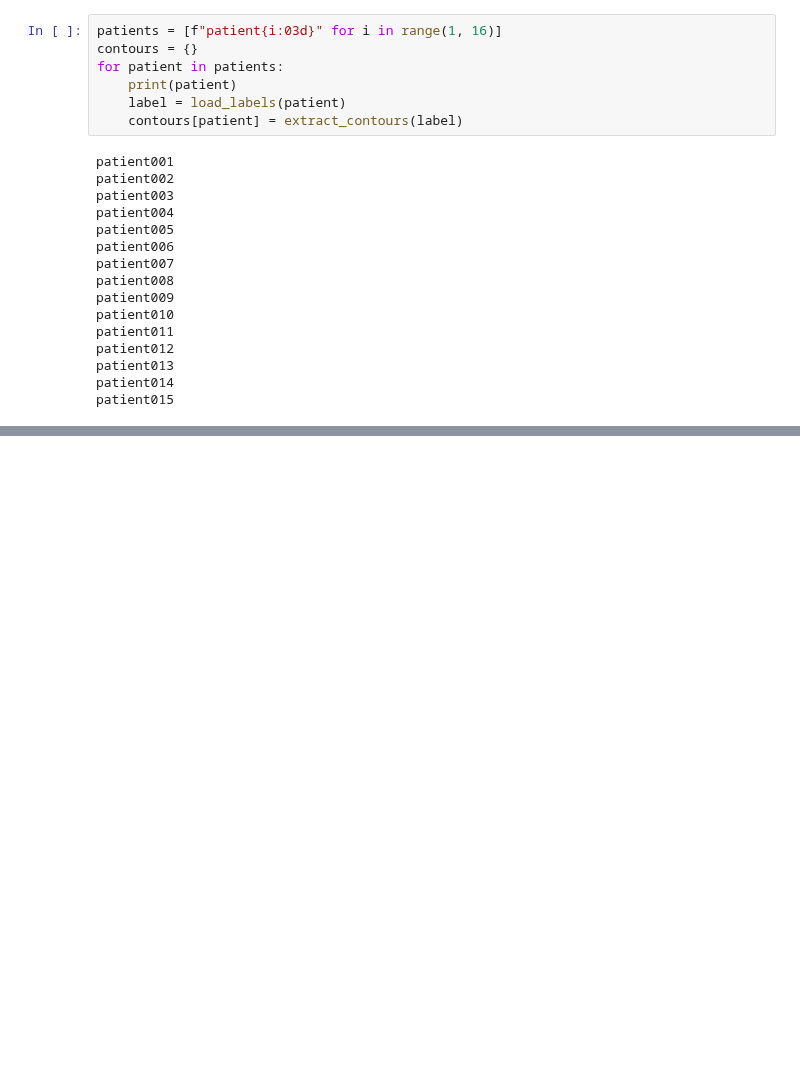
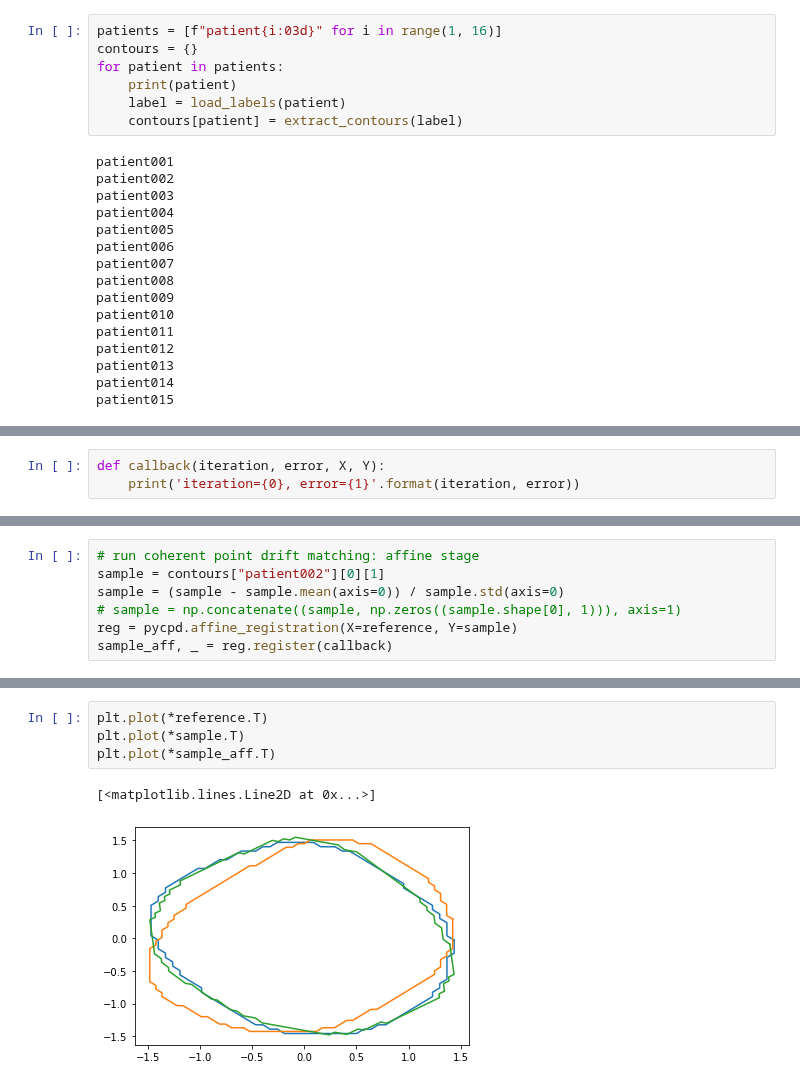
Before and after one commit to MATHplus-Young-Academy/P2-Cardiac-Motion, a Jupyter notebook: boundary_extraction/LoadVizAnnotations.ipynb, the cells around one changed output, grey strips where cells are left out. Saved outputs shown, nothing was run; the diff lists cells and outputs as text; blank space fills up the shorter version.

Commit message:
Draft registration

```diff
--- a/boundary_extraction/LoadVizAnnotations.ipynb
+++ b/boundary_extraction/LoadVizAnnotations.ipynb
@@ -154,0 +160,3 @@ joblib.dump(
+# %%
+def callback(iteration, error, X, Y):
+	print('iteration={0}, error={1}'.format(iteration, error))
@@ -154,0 +173,7 @@ joblib.dump(
+# %%
+# run coherent point drift matching: affine stage
+sample = contours["patient002"][0][1]
+sample = (sample - sample.mean(axis=0)) / sample.std(axis=0)
+# sample = np.concatenate((sample, np.zeros((sample.shape[0], 1))), axis=1)
+reg = pycpd.affine_registration(X=reference, Y=sample)
+sample_aff, _ = reg.register(callback)
@@ -154,0 +198,7 @@ joblib.dump(
+# %%
+plt.plot(*reference.T)
+plt.plot(*sample.T)
+plt.plot(*sample_aff.T)
+# %% [output]
+[<matplotlib.lines.Line2D at 0x...>]
+[figure, added]
```
Also changed, not shown: parts of 8 cells of this notebook.
